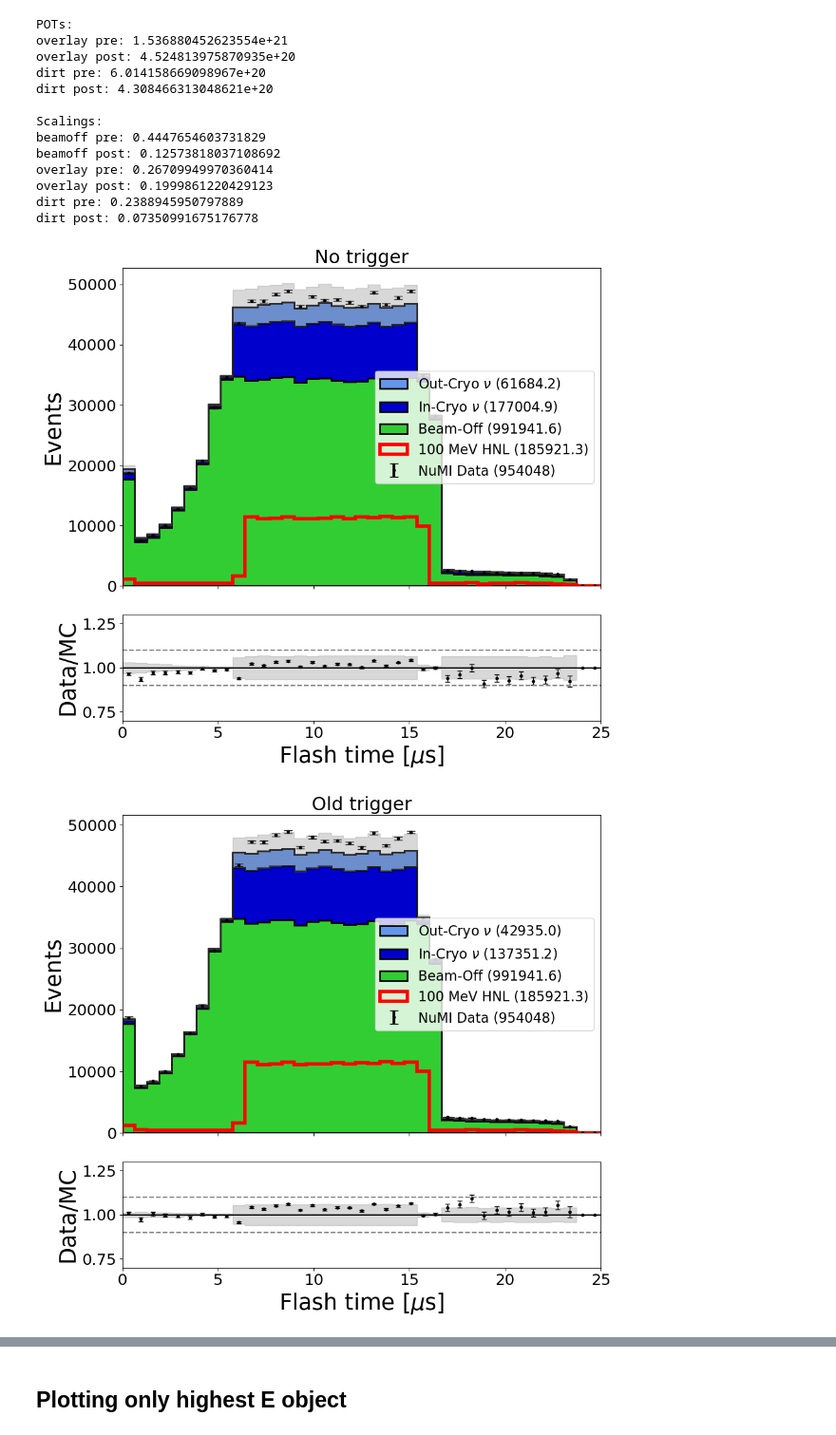
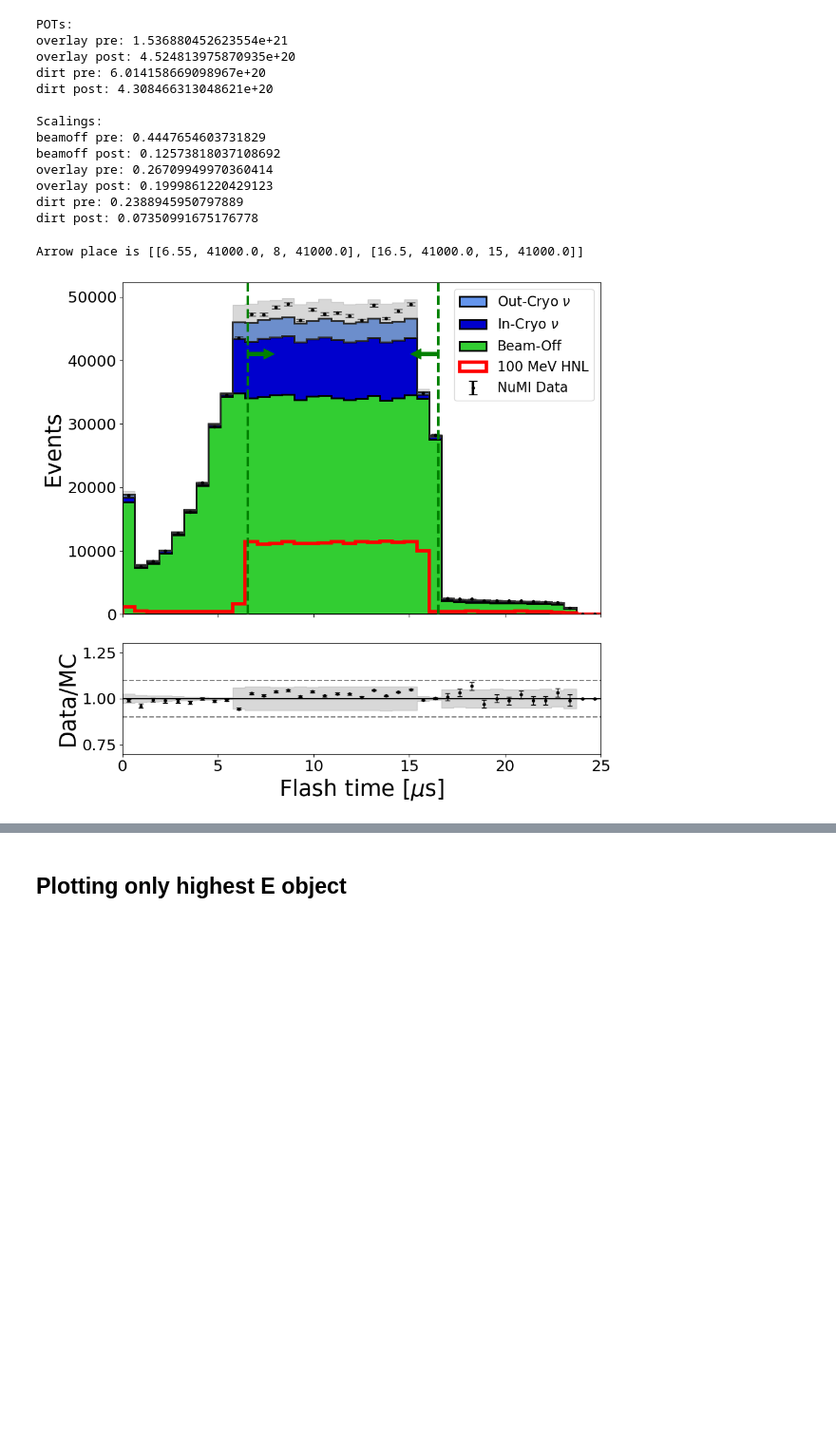
Before and after one commit to dmarsden01/uboone_HNL_analysis, a Jupyter notebook: 1.9_Run3_flash_norm.ipynb, the cells around one changed output, grey strips where cells are left out. Shown at 95% size. Drawn from its saved outputs; the diff is of its cells as text; code cells hidden in the pictures; blank space fills up the shorter version.

```diff
--- a/1.9_Run3_flash_norm.ipynb
+++ b/1.9_Run3_flash_norm.ipynb
@@ -703,6 +708,7 @@ weights_sample_new_trig = {'overlay':weight_Overlay,
                       'beamoff':weight_Offbeam,
                       'signal':weight_signal}
 # %%
+#Calculate sys
 Calculate_sys = True
 variable = 'flash_time'
 
@@ -719,36 +725,59 @@ if Params["Run"] == "run3":
     flat_sys_vars_dict = Sys_unc.run3_Sys_unc
     PLOTSCALE = 240000000
 
+no_swtrig = "swtrig_post>-99"
+swtrig_new = "swtrig_post>0"
+swtrig_old = "swtrig_pre>0"
+
 if isinstance(Constants.variable_names_dict[variable],str):x_string = Constants.variable_names_dict[variable]
 else: x_string=variable
+if variable=='trk_score_v':ylabel = 'Reconstructed objects'
+else: ylabel='Events'
+if variable=='nslice':xticks=[0,1]
+else: xticks=[]
+
 BINS = Variables_bins.Presel_bins[variable]
 XLIMS = [BINS[0],BINS[-1]]
+
+Log_var = Variables_bins.Log_vars[variable]
+cut_line = Variables_bins.cut_lines[variable]
+arrow_place = Variables_bins.arrow_places_r3[variable]
+arrow_place = [[6.55, 4.1e4, 8, 4.1e4], [16.5, 4.1e4, 15, 4.1e4]]
+print("Arrow place is " + str(arrow_place))
+
+Name = ""
+if Params["Load_pi0_signal"] == True: Name = "pi0/"
+if Calculate_sys==True: Sys_name = "with_sys"
+if Calculate_sys==False: Sys_name = "no_sys"
+if arrow_place != []: end_name = "_arrow"
+else: end_name = ""
+# %% [output]
+Arrow place is [[6.55, 41000.0, 8, 41000.0], [16.5, 41000.0, 15, 41000.0]]
 # %%
-Plot_preselection_variable_data(variable, samples_plotting, sample_norms,sample_weights_full=weights_sample_fixed, query="swtrig_post>-99", xlabel=x_string, xlims=XLIMS, bins=BINS, HNL_mass=100,
-                                HNLplotscale=PLOTSCALE,cutline=0.0,legloc="best", show_ev_nums=True, CalcSys=Calculate_sys,logy=False,
-                                xticks = [], sys_dict=flat_sys_vars_dict, centre_bins=False, hatch=False, ylabel="Events", arrow_place=[], legsize=16,
-                                title_name="No trigger")
+# PT.Plot_preselection_query(variable, samples_plotting, sample_norms,sample_weights_full=weights_sample_fixed, query="swtrig_post>-99", xlabel=x_string, xlims=XLIMS, bins=BINS, HNL_mass=100,
+#                                 HNLplotscale=PLOTSCALE,cutline=0.0,legloc="best", show_ev_nums=True, CalcSys=Calculate_sys,logy=False,
+#                                 xticks = [], sys_dict=flat_sys_vars_dict, centre_bins=False, hatch=False, ylabel="Events", arrow_place=[], legsize=16,
+#                                 title_name="No trigger")
 
-Plot_preselection_variable_data(variable, samples_plotting, sample_norms,sample_weights_full=weights_sample_old_trig, query="swtrig_pre>0", xlabel=x_string, xlims=XLIMS, bins=BINS, HNL_mass=100,
-                                HNLplotscale=PLOTSCALE,cutline=0.0,legloc="best", show_ev_nums=True, CalcSys=Calculate_sys,logy=False,
-                                xticks = [], sys_dict=flat_sys_vars_dict, centre_bins=False, hatch=False, ylabel="Events", arrow_place=[], legsize=16,
-                                title_name="Old trigger")
+# PT.Plot_preselection_query(variable, samples_plotting, sample_norms,sample_weights_full=weights_sample_old_trig, query="swtrig_pre>0", xlabel=x_string, xlims=XLIMS, bins=BINS, HNL_mass=100,
+#                                 HNLplotscale=PLOTSCALE,cutline=0.0,legloc="best", show_ev_nums=True, CalcSys=Calculate_sys,logy=False,
+#                                 xticks = [], sys_dict=flat_sys_vars_dict, centre_bins=False, hatch=False, ylabel="Events", arrow_place=[], legsize=16,
+#                                 title_name="Old trigger")
 
-Plot_preselection_variable_data(variable, samples_plotting, sample_norms,sample_weights_full=weights_sample_new_trig, query="swtrig_post>0", xlabel=x_string, xlims=XLIMS, bins=BINS, HNL_mass=100,
-                                HNLplotscale=PLOTSCALE,cutline=0.0,legloc="best", show_ev_nums=False, CalcSys=Calculate_sys,logy=False,
-                                xticks = [], sys_dict=flat_sys_vars_dict, centre_bins=False, hatch=False, ylabel="Events", arrow_place=[], legsize=16,
-                                title_name="")
+PT.Plot_preselection_query(variable, samples_plotting, sample_norms, sample_weights_full=weights_sample_new_trig, query="swtrig_post>0",
+                           xlabel=x_string, xlims=XLIMS, bins=BINS, HNL_mass=100, HNLplotscale=PLOTSCALE, cutline=cut_line,legloc="best",
+                           show_ev_nums=False, CalcSys=Calculate_sys,logy=Log_var, xticks = [], sys_dict=flat_sys_vars_dict,
+                           centre_bins=False, hatch=False, ylabel="Events", arrow_place=arrow_place, legsize=16, title_name="")
 
-savefig=True
+savefig=False
 
 Name = "Split_swtrig_"
 if Params["Load_pi0_signal"] == True: Name = "pi0/"
 if Calculate_sys==True: Sys_name = "with_sys"
 if Calculate_sys==False: Sys_name = "no_sys"
 
 if savefig == True:
-    plt.savefig(f"plots/Data_MC_comparison/{Name}Presel_{variable}_" + Params["Run"] + f"_{HNL_mass}MeV_{Sys_name}.png")
-    plt.savefig(f"plots/Data_MC_comparison/{Name}Presel_{variable}_" + Params["Run"] + f"_{HNL_mass}MeV_{Sys_name}.pdf")
+    plt.savefig(f"plots/Data_MC_comparison/{Name}Presel_{variable}_" + Params["Run"] + f"_{HNL_mass}MeV_{Sys_name}{end_name}.png")
+    plt.savefig(f"plots/Data_MC_comparison/{Name}Presel_{variable}_" + Params["Run"] + f"_{HNL_mass}MeV_{Sys_name}{end_name}.pdf")
 # %% [output]
-[figure, old version]
+[figure, new version]
-[figure, removed]
```
Also changed, not shown: parts of 12 cells of this notebook, 8 other files.
